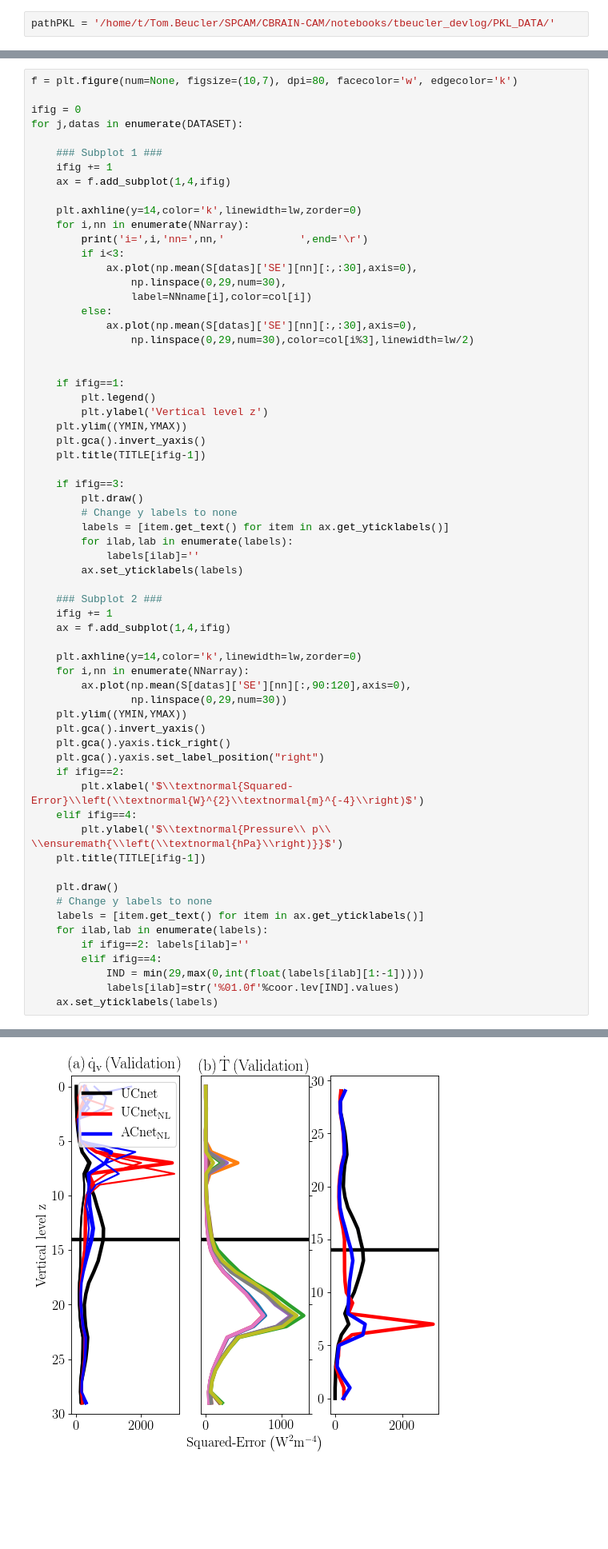
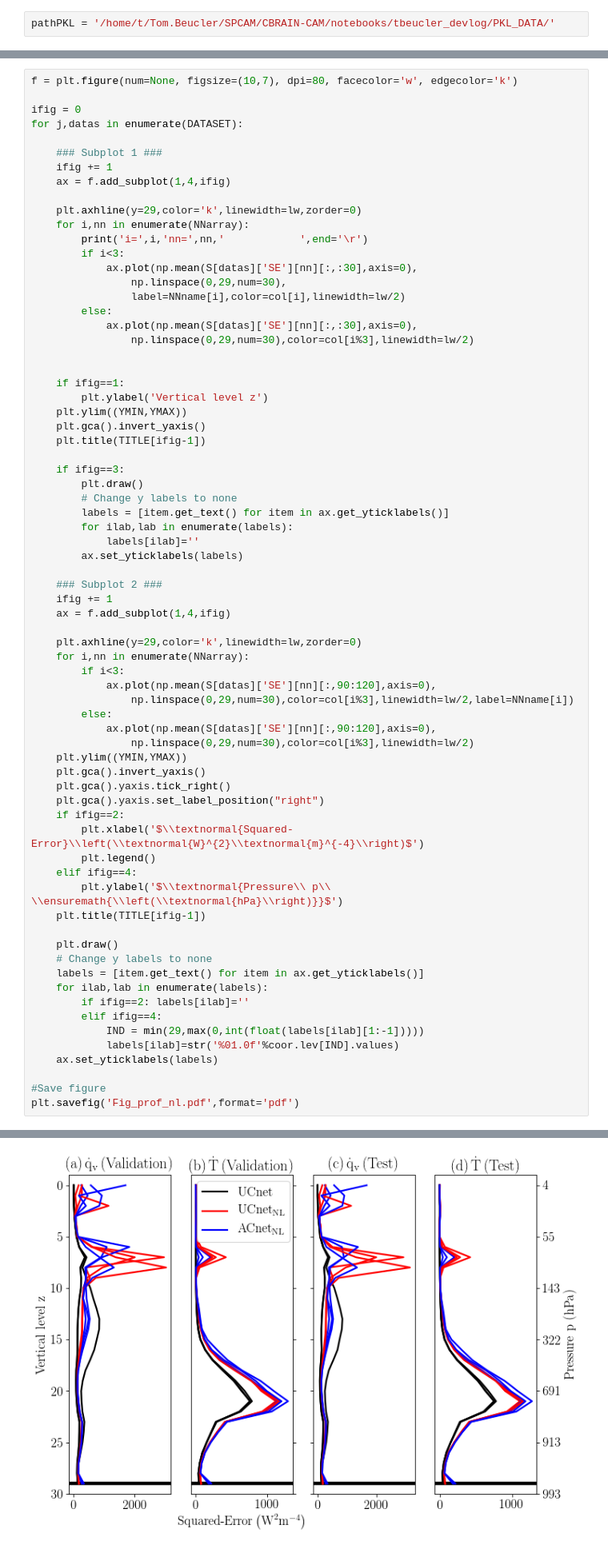
Before and after one commit to wallingTACC/CBRAIN-CAM, a Jupyter notebook: notebooks/tbeucler_devlog/042_Figures_PRL_Submission.ipynb, the cells around one changed output, grey strips where cells are left out. Shown: that part at 80% size. Cells and saved outputs as stored; diff of their text form; blank space fills up the shorter version.

Commit message:
Finishing up new figures for PRL resubmission

```diff
--- a/notebooks/tbeucler_devlog/042_Figures_PRL_Submission.ipynb
+++ b/notebooks/tbeucler_devlog/042_Figures_PRL_Submission.ipynb
@@ -867,20 +827,19 @@ for j,datas in enumerate(DATASET):
     ifig += 1
     ax = f.add_subplot(1,4,ifig)
 
-    plt.axhline(y=14,color='k',linewidth=lw,zorder=0)
+    plt.axhline(y=29,color='k',linewidth=lw,zorder=0)
     for i,nn in enumerate(NNarray):
         print('i=',i,'nn=',nn,'            ',end='\r')
         if i<3:
             ax.plot(np.mean(S[datas]['SE'][nn][:,:30],axis=0),
                 np.linspace(0,29,num=30),
-                label=NNname[i],color=col[i])
+                label=NNname[i],color=col[i],linewidth=lw/2)
         else:
             ax.plot(np.mean(S[datas]['SE'][nn][:,:30],axis=0),
                 np.linspace(0,29,num=30),color=col[i%3],linewidth=lw/2)
 
 
     if ifig==1:
-        plt.legend()
         plt.ylabel('Vertical level z')
     plt.ylim((YMIN,YMAX))
     plt.gca().invert_yaxis()
@@ -898,16 +857,21 @@ for j,datas in enumerate(DATASET):
     ifig += 1
     ax = f.add_subplot(1,4,ifig)
 
-    plt.axhline(y=14,color='k',linewidth=lw,zorder=0)
+    plt.axhline(y=29,color='k',linewidth=lw,zorder=0)
     for i,nn in enumerate(NNarray):
-        ax.plot(np.mean(S[datas]['SE'][nn][:,90:120],axis=0),
-                np.linspace(0,29,num=30))
+        if i<3:
+            ax.plot(np.mean(S[datas]['SE'][nn][:,90:120],axis=0),
+                np.linspace(0,29,num=30),color=col[i%3],linewidth=lw/2,label=NNname[i])
+        else:
+            ax.plot(np.mean(S[datas]['SE'][nn][:,90:120],axis=0),
+                np.linspace(0,29,num=30),color=col[i%3],linewidth=lw/2)
     plt.ylim((YMIN,YMAX))
     plt.gca().invert_yaxis()
     plt.gca().yaxis.tick_right()
     plt.gca().yaxis.set_label_position("right")
     if ifig==2:
         plt.xlabel('$\\textnormal{Squared-Error}\\left(\\textnormal{W}^{2}\\textnormal{m}^{-4}\\right)$')
+        plt.legend()
     elif ifig==4:
         plt.ylabel('$\\textnormal{Pressure\\ p\\ \\ensuremath{\\left(\\textnormal{hPa}\\right)}}$')
     plt.title(TITLE[ifig-1])
@@ -921,4 +885,7 @@ for j,datas in enumerate(DATASET):
             IND = min(29,max(0,int(float(labels[ilab][1:-1]))))
             labels[ilab]=str('%01.0f'%coor.lev[IND].values)
     ax.set_yticklabels(labels)
+
+#Save figure
+plt.savefig('Fig_prof_nl.pdf',format='pdf')
 # %% [output]
@@ -927,4 +893,4 @@ KeyError: 'UCnet_11.hdf5'
-[figure, old version]
+[figure, new version]
 # %%
 for j,datas in enumerate(DATASET):
     for i,nn in enumerate(NNarray):
```
Also changed, not shown: parts of 13 cells of this notebook, 1 other file.
